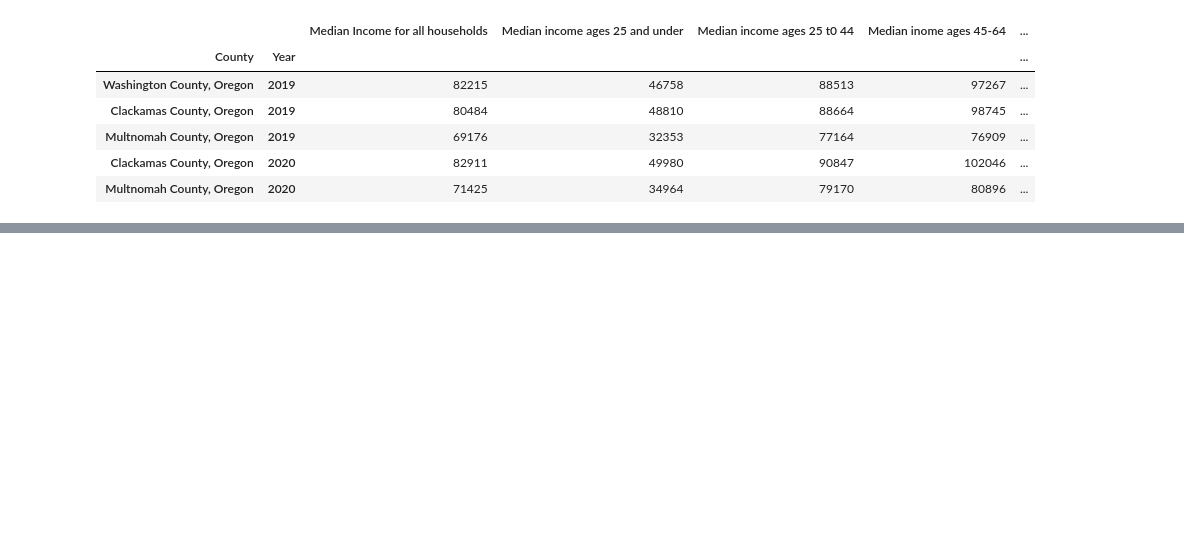
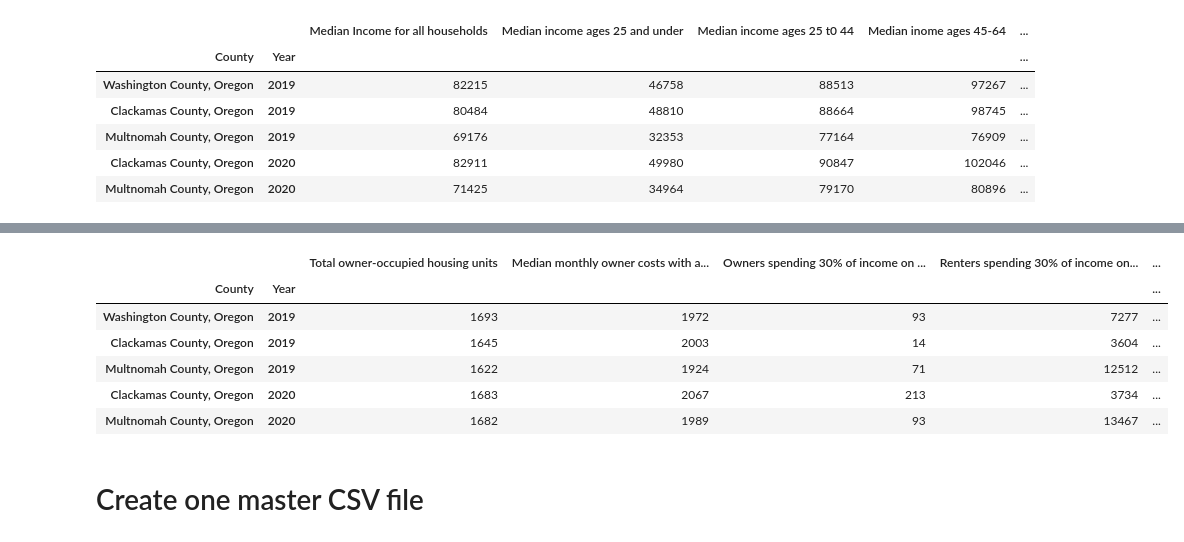
Before and after one commit to Tserrof7/Portland-Housing-Prices-Affordability-Project, a Jupyter notebook: Census_Data/census_data.ipynb, the cells around one changed output, grey strips where cells are left out. Drawn from its saved outputs; the diff is of its cells as text; code cells hidden in the pictures; blank space fills up the shorter version.

```diff
--- a/Census_Data/census_data.ipynb
+++ b/Census_Data/census_data.ipynb
@@ -654,0 +728,18 @@ cleaned_income_df.to_csv("output_file/income_data.csv", index=False)
+# %%
+cost_df = cost_df.rename(columns={
+    "NAME": "County",
+    "B25088_001E": "Total owner-occupied housing units",
+    "B25088_002E": "Median monthly owner costs with a mortgage",
+    "B25087_005E": "Owners spending 30% of income on housing",
+    "B25070_007E": "Renters spending 30% of income on rent",
+    "B25091_017E": "Owners spending 30%-34.9% of income on costs (with mortgage)",
+    "B25091_018E": "Owners spending 35%+ of income on costs (with mortgage)",
+    "B25001_001E": "Total Housing Units",
+    "B25002_002E": "Occupied Units",
+    "B25002_003E": "Vacant Units",
+    "B25003_002E": "Owner-occupied Units",
+    "B25003_003E": "Renter-occupied Units",
+    "B25070_010E": "Renters spending 50%+ of income on rent",
+    "B25091_020E": "Owners with a mortgage spending 50%+ of income on housing"
+})
+cost_df.head()
@@ -654,0 +753,12 @@ cleaned_income_df.to_csv("output_file/income_data.csv", index=False)
+# %%
+drop_cost_df = cost_df.drop(columns=['state', 'county'])
+cleaned_cost_df = drop_cost_df.set_index(["County", "Year"])
+cleaned_cost_df.head()
+# %% [output]
+|  |  | Total owner-occupied housing units | Median monthly owner costs with a... | Owners spending 30% of income on ... | Renters spending 30% of income on... | ... |
+| County | Year |  |  |  |  | ... |
+| Washington County, Oregon | 2019 | 1693 | 1972 | 93 | 7277 | ... |
+| Clackamas County, Oregon | 2019 | 1645 | 2003 | 14 | 3604 | ... |
+| Multnomah County, Oregon | 2019 | 1622 | 1924 | 71 | 12512 | ... |
+| Clackamas County, Oregon | 2020 | 1683 | 2067 | 213 | 3734 | ... |
+| Multnomah County, Oregon | 2020 | 1682 | 1989 | 93 | 13467 | ... |
@@ -654,0 +768,2 @@ cleaned_income_df.to_csv("output_file/income_data.csv", index=False)
+# %% [markdown]
+# Create one master CSV file
```
Also changed, not shown: parts of 15 cells of this notebook, 6 other files.
